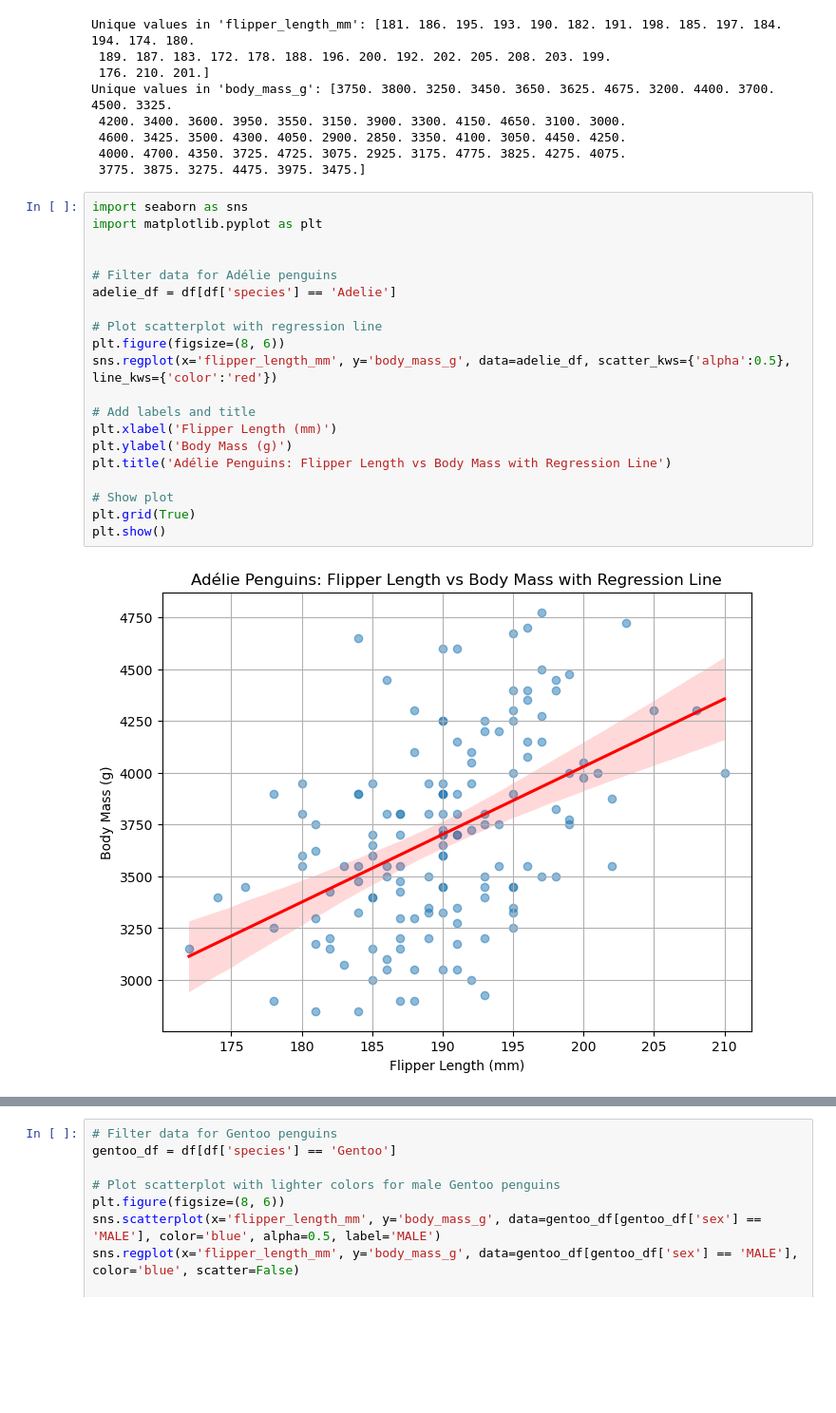
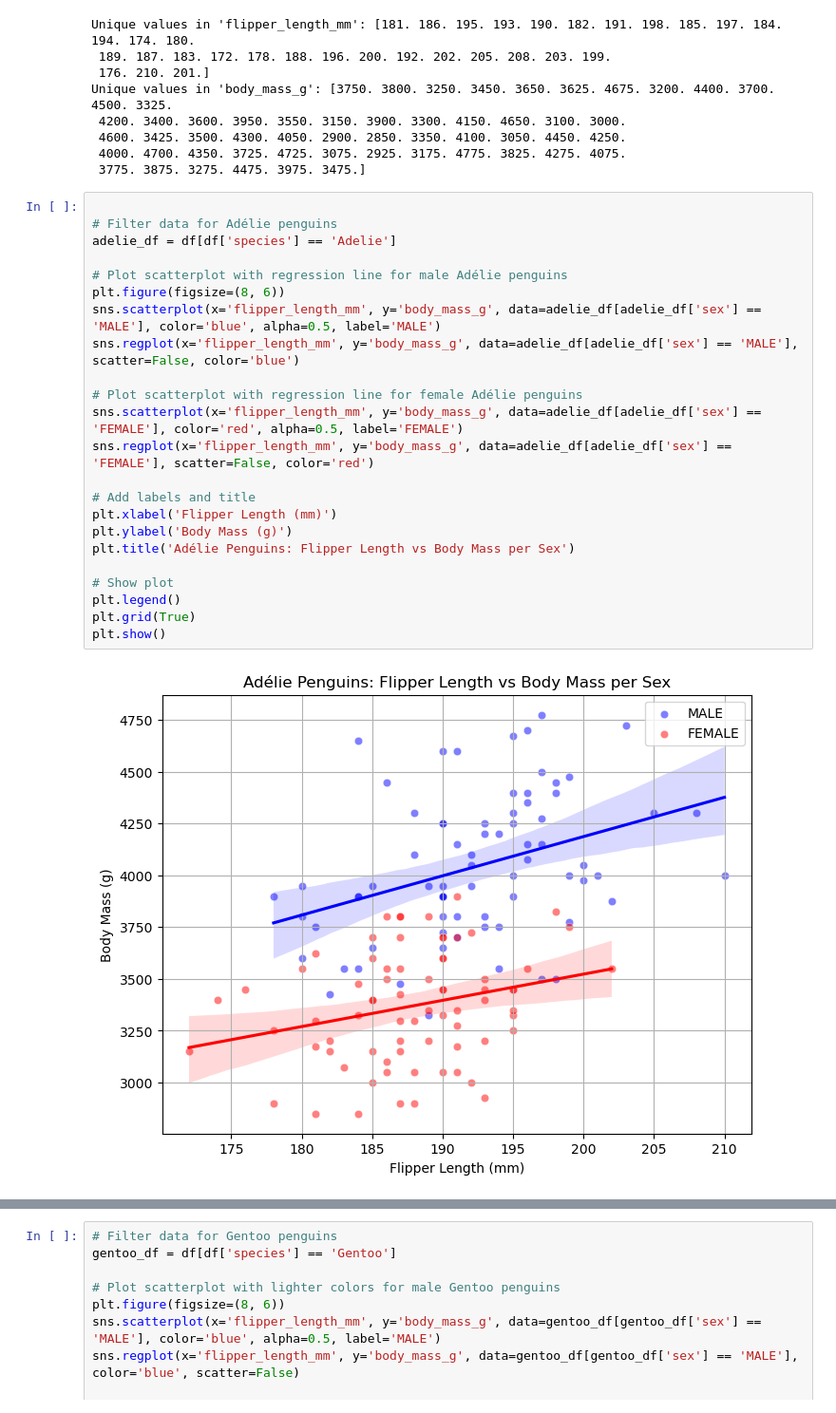
Before and after one commit to L-g00438909/my_work, a Jupyter notebook: penguins.ipynb, the cells around one changed output, grey strips where cells are left out. Shown at 95% size. Saved outputs shown, nothing was run; the diff lists cells and outputs as text; blank space fills up the shorter version.

Commit message:
added label to scatterplot for adelie penguins

```diff
--- a/penguins.ipynb
+++ b/penguins.ipynb
@@ -738,24 +738,27 @@ Unique values in 'body_mass_g': [3750. 3800. 3250. 3450. 3650. 3625. 4675. 3200.
  4000. 4700. 4350. 3725. 4725. 3075. 2925. 3175. 4775. 3825. 4275. 4075.
  3775. 3875. 3275. 4475. 3975. 3475.]
 # %%
-import seaborn as sns
-import matplotlib.pyplot as plt
-
 
 # Filter data for Adélie penguins
 adelie_df = df[df['species'] == 'Adelie']
 
-# Plot scatterplot with regression line
+# Plot scatterplot with regression line for male Adélie penguins
 plt.figure(figsize=(8, 6))
-sns.regplot(x='flipper_length_mm', y='body_mass_g', data=adelie_df, scatter_kws={'alpha':0.5}, line_kws={'color':'red'})
+sns.scatterplot(x='flipper_length_mm', y='body_mass_g', data=adelie_df[adelie_df['sex'] == 'MALE'], color='blue', alpha=0.5, label='MALE')
+sns.regplot(x='flipper_length_mm', y='body_mass_g', data=adelie_df[adelie_df['sex'] == 'MALE'], scatter=False, color='blue')
+
+# Plot scatterplot with regression line for female Adélie penguins
+sns.scatterplot(x='flipper_length_mm', y='body_mass_g', data=adelie_df[adelie_df['sex'] == 'FEMALE'], color='red', alpha=0.5, label='FEMALE')
+sns.regplot(x='flipper_length_mm', y='body_mass_g', data=adelie_df[adelie_df['sex'] == 'FEMALE'], scatter=False, color='red')
 
 # Add labels and title
 plt.xlabel('Flipper Length (mm)')
 plt.ylabel('Body Mass (g)')
-plt.title('Adélie Penguins: Flipper Length vs Body Mass with Regression Line')
+plt.title('Adélie Penguins: Flipper Length vs Body Mass per Sex')
 
 # Show plot
+plt.legend()
 plt.grid(True)
 plt.show()
 # %% [output]
-[figure, old version]
+[figure, new version]
```
Also changed, not shown: parts of 1 cell of this notebook, 1 other file.
